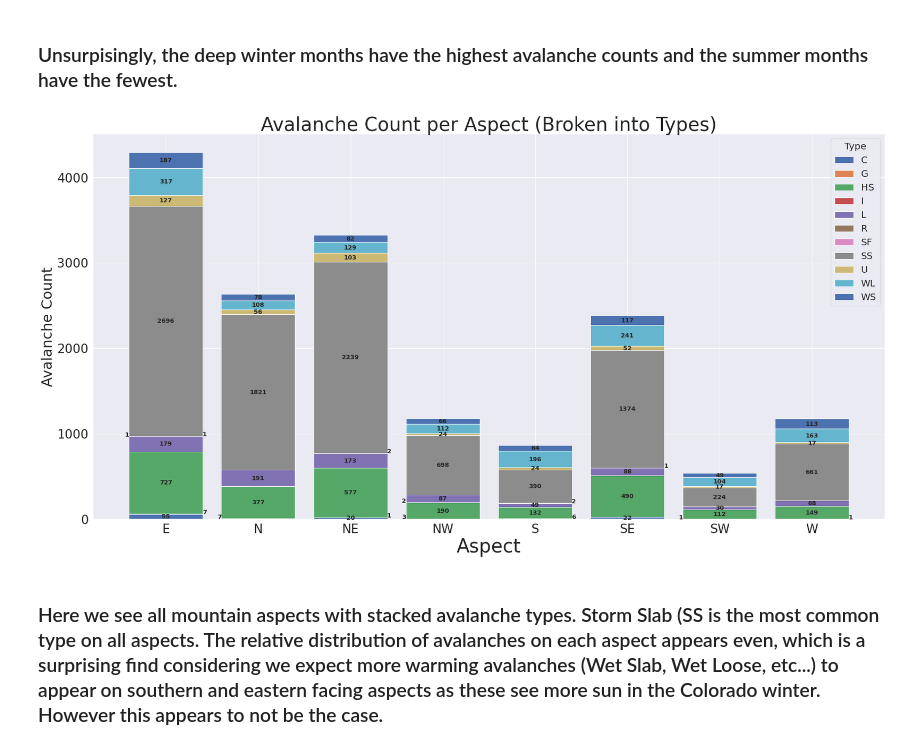
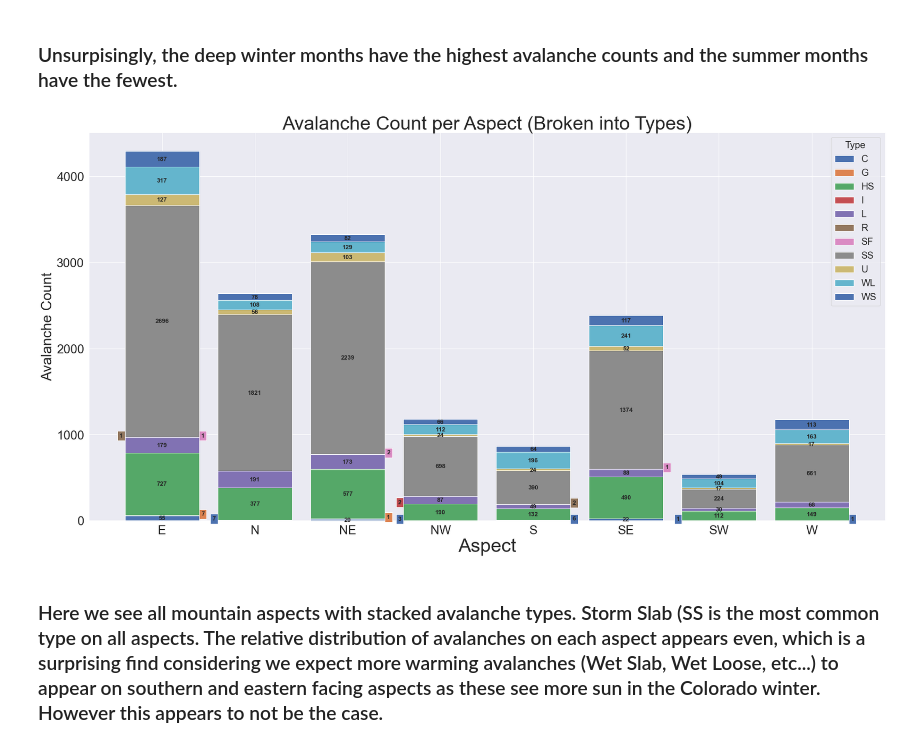
Before and after one commit to reformedgamer/comp4447_finalproject, a Jupyter notebook: primaryDataset.ipynb, the cells around one changed output. Saved outputs shown, nothing was run; the diff lists cells and outputs as text; code cells hidden in the pictures.

Commit message:
added detail to aspect graph
added color background to offset value labels for readability

```diff
--- a/primaryDataset.ipynb
+++ b/primaryDataset.ipynb
@@ -115,35 +115,35 @@ aspect_plot = aspect_df.groupby(['Aspect', 'Type']).size().reset_index().pivot(c
 
 fig, ax = plt.subplots()
 
 bottom = np.zeros(len(aspect_plot))
 
 for i, col in enumerate(aspect_plot.columns):
    ax.bar(aspect_plot.index, aspect_plot[col], bottom=bottom, label=col)
    bottom += np.array(aspect_plot[col])
 
 y_offset = -20
 oldbar = 0
 for bar in ax.patches:
    if bar.get_height() < 1:
       continue
    elif bar.get_height() <= 7 and oldbar <= 7:
-      ax.text(x = bar.get_x() + bar.get_width() + .02, y = bar.get_height() / 2 + bar.get_y(), s = int(bar.get_height()), ha = 'center', weight = 'bold', size = 13)
+      ax.text(x = bar.get_x() + bar.get_width() + .04, y = bar.get_height() / 2 + bar.get_y(), s = int(bar.get_height()), ha = 'center', weight = 'bold', size = 13, bbox = dict(facecolor = bar.get_facecolor()))
    elif bar.get_height() <= 7 and oldbar > 7:
-      ax.text(x = bar.get_x() - .02, y = bar.get_height() / 2 + bar.get_y(), s = int(bar.get_height()), ha = 'center', weight = 'bold', size = 13)
+      ax.text(x = bar.get_x() - .04, y = bar.get_height() / 2 + bar.get_y(), s = int(bar.get_height()), ha = 'center', weight = 'bold', size = 13, bbox = dict(facecolor = bar.get_facecolor()))
    else:
       ax.text(x = bar.get_x() + bar.get_width() / 2, y = bar.get_height() / 2 + bar.get_y() + y_offset, s = int(bar.get_height()), ha = 'center', weight = 'bold', size = 13)
    oldbar = bar.get_height()
 
 
 plt.xticks(fontsize = 26)
 plt.yticks(fontsize = 26)
 plt.xlabel("Aspect", fontsize=40)
 plt.ylabel("Avalanche Count", fontsize=30)
 plt.title("Avalanche Count per Aspect (Broken into Types)", fontsize = 40)
 ax.legend(title = "Type", fontsize = "20", title_fontsize = "20")
 
 plt.show()
 # %% [output]
-[figure, old version]
+[figure, new version]
 # %% [markdown]
 ### Here we see all mountain aspects with stacked avalanche types. Storm Slab (SS is the most common type on all aspects. The relative distribution of avalanches on each aspect appears even, which is a surprising find considering we expect more warming avalanches (Wet Slab, Wet Loose, etc...) to appear on southern and eastern facing aspects as these see more sun in the Colorado winter. However this appears to not be the case.
```
